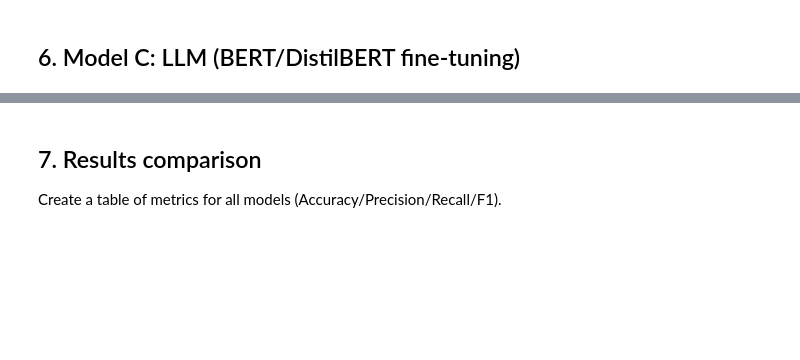
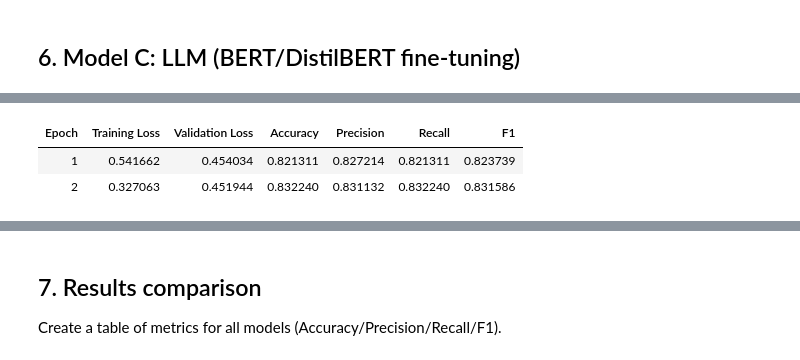
Before and after one commit to rburchf1/AI102Challenges, a Jupyter notebook: assignment1_sentiment_ryan_burchfield.ipynb, the cells around one changed output, grey strips where cells are left out. Cells and saved outputs as stored; diff of their text form; code cells hidden in the pictures; blank space fills up the shorter version.

```diff
--- a/assignment1_sentiment_ryan_burchfield.ipynb
+++ b/assignment1_sentiment_ryan_burchfield.ipynb
@@ -293,0 +550,81 @@ from sklearn.metrics import accuracy_score, precision_recall_fscore_support
+# %%
+from transformers import AutoTokenizer, AutoModelForSequenceClassification, TrainingArguments, Trainer, DataCollatorWithPadding
+import numpy as np
+from datasets import Dataset, DatasetDict
+from sklearn.metrics import accuracy_score, precision_recall_fscore_support
+from sklearn.preprocessing import LabelEncoder
+import pandas as pd # Import pandas
+
+# Re-encode labels for Hugging Face Trainer compatibility, ensuring it matches the model output_dim
+# The previous label_encoder is for PyTorch, so we need to ensure consistency or re-do if necessary
+# Assuming y_train, y_val, y_test are still Series with original labels.
+
+# Ensure labels are integers starting from 0 for the Hugging Face model
+# First, combine all labels to fit the encoder, then transform subsets
+all_labels = pd.concat([y_train, y_val, y_test])
+label_encoder_hf = LabelEncoder()
+label_encoder_hf.fit(all_labels)
+
+train_labels_encoded = label_encoder_hf.transform(y_train)
+val_labels_encoded = label_encoder_hf.transform(y_val)
+test_labels_encoded = label_encoder_hf.transform(y_test)
+
+num_classes = len(label_encoder_hf.classes_)
+print(f"Number of classes: {num_classes}")
+
+tok = AutoTokenizer.from_pretrained('distilbert-base-uncased')
+
+# Correcting variable names and using encoded labels
+train_ds = Dataset.from_dict({'text': clean_x_train.tolist(), 'label': train_labels_encoded.tolist()})
+val_ds  = Dataset.from_dict({'text': clean_x_val.tolist(), 'label': val_labels_encoded.tolist()})
+test_ds  = Dataset.from_dict({'text': clean_x_test.tolist(),  'label': test_labels_encoded.tolist()})
+
+def tokenize(b):
+  # Removed padding=True here, let the Trainer's DataCollatorWithPadding handle it dynamically
+  return tok(b['text'], truncation=True, max_length=256)
+
+ds_tok = DatasetDict({
+    'train': train_ds.map(tokenize, batched=True),
+    'validation': val_ds.map(tokenize, batched=True),
+    'test': test_ds.map(tokenize, batched=True)
+})
+
+# Correcting num_labels to use the dynamically determined number of classes
+model = AutoModelForSequenceClassification.from_pretrained('distilbert-base-uncased', num_labels=num_classes)
+
+def compute_metrics(eval_pred):
+  logits, labels = eval_pred
+  preds = np.argmax(logits, axis=1)
+  p, r, f1, _ = precision_recall_fscore_support(labels, preds, average='weighted', zero_division=0)
+  acc = accuracy_score(labels, preds)
+  return {'accuracy': acc, 'precision': p, 'recall': r, 'f1': f1}
+
+args = TrainingArguments(output_dir='./out', num_train_epochs=2, per_device_train_batch_size=16, per_device_eval_batch_size=32, eval_strategy='epoch', learning_rate=2e-5, weight_decay=0.01)
+
+trainer = Trainer(
+    model=model,
+    args=args,
+    train_dataset=ds_tok['train'],
+    eval_dataset=ds_tok['validation'], # Use validation set for evaluation during training
+    compute_metrics=compute_metrics,
+    data_collator=DataCollatorWithPadding(tokenizer=tok) # Explicitly provide data collator
+)
+
+print("\nStarting LLM Fine-tuning...")
+trainer.train()
+
+print("\nEvaluating LLM on Test Set...")
+llm_eval_results = trainer.evaluate(eval_dataset=ds_tok['test'])
+print(llm_eval_results)
+
+# Optionally, extract and print individual metrics for comparison
+llm_accuracy = llm_eval_results.get('eval_accuracy')
+llm_precision = llm_eval_results.get('eval_precision')
+llm_recall = llm_eval_results.get('eval_recall')
+llm_f1 = llm_eval_results.get('eval_f1')
+
+print(f"\nLLM Test Accuracy: {llm_accuracy:.4f}")
+print(f"LLM Test Precision (weighted): {llm_precision:.4f}")
+print(f"LLM Test Recall (weighted): {llm_recall:.4f}")
+print(f"LLM Test F1-Score (weighted): {llm_f1:.4f}")
+# %% [output]
@@ -293,0 +652,3 @@ from sklearn.metrics import accuracy_score, precision_recall_fscore_support
+| Epoch | Training Loss | Validation Loss | Accuracy | Precision | Recall | F1 |
+| 1 | 0.541662 | 0.454034 | 0.821311 | 0.827214 | 0.821311 | 0.823739 |
+| 2 | 0.327063 | 0.451944 | 0.832240 | 0.831132 | 0.832240 | 0.831586 |
```
Also changed, not shown: parts of 15 cells of this notebook.
